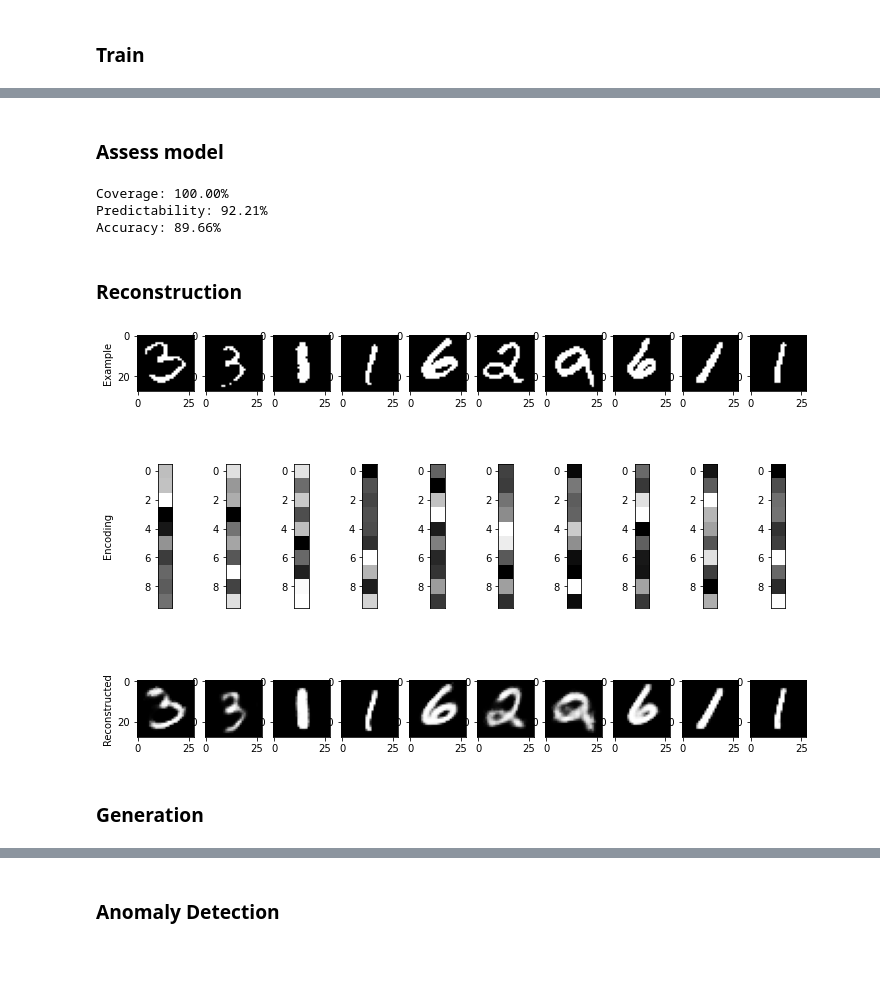
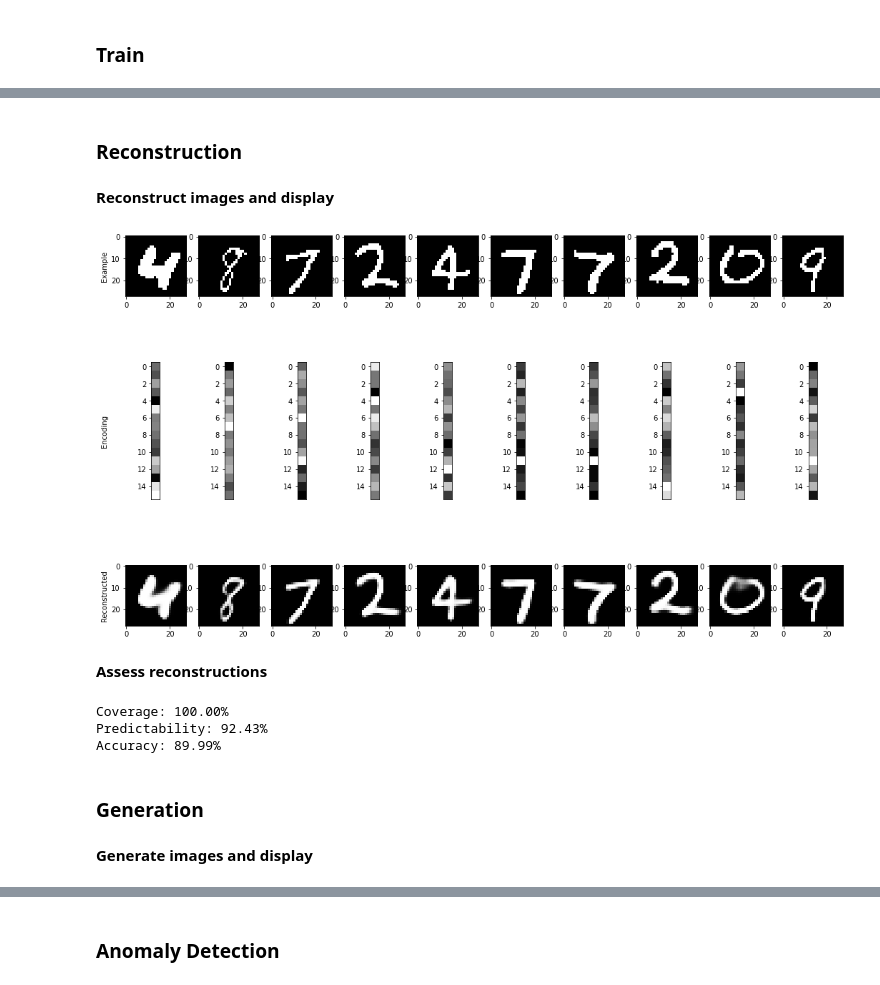
Before and after one commit to fredrvaa/Variational-Autoencoder, a Jupyter notebook: autoencoder.ipynb, the cells around one changed output, grey strips where cells are left out. Saved outputs shown, nothing was run; the diff lists cells and outputs as text; code cells hidden in the pictures; blank space fills up the shorter version.

Commit message:
Finalize autoencoder notebook

```diff
--- a/autoencoder.ipynb
+++ b/autoencoder.ipynb
@@ -13,0 +36,8 @@ from utils.verification_net import VerificationNet
+# %%
+encoding_dim = 16
+epochs = 50
+batch_size = 256
+force_relearn = False
+mono_tolerance = 0.8
+stacked_tolerance = 0.5
+n_generated = 10000
@@ -23,8 +72,7 @@ x_test, y_test = gen.get_full_data_set(training=False)
 ### Train
 # %%
 # Train autoencoder
-encoding_dim = 10
-autoencoder = Autoencoder(encoding_dim)
+autoencoder = Autoencoder(encoding_dim, x_train.shape[1:3])
 autoencoder.summary()
-autoencoder.train(x_train, epochs=50, batch_size=256, force_relearn=False)
+autoencoder.train(x_train, epochs=epochs, batch_size=batch_size, force_relearn=force_relearn)
 # %% [output]
@@ -55,40 +97,41 @@ True
-# %% [markdown]
-### Assess model
-# %%
-# Check coverage, predictability, and accuracy
-x_pred = autoencoder(x_test)
-cov = net.check_class_coverage(data=x_pred, tolerance=.8)
-pred, acc = net.check_predictability(data=x_pred, correct_labels=y_test)
-print(f"Coverage: {100*cov:.2f}%")
-print(f"Predictability: {100*pred:.2f}%")
-print(f"Accuracy: {100 * acc:.2f}%")
-# %% [output]
-Coverage: 100.00%
-Predictability: 92.21%
-Accuracy: 89.66%
 # %% [markdown]
 ### Reconstruction
+# %% [markdown]
+**Reconstruct images and display**
+# %%
+encoded = autoencoder.encode(x_test)
+reconstructed = autoencoder(x_test)
 # %%
-# Visualize reconstructions
-n_examples = 10
-
-idx = np.random.choice(x_test.shape[0], n_examples, replace=False)
-examples = x_test[idx]
-encoded = autoencoder.encode(examples)
-reconstructed = autoencoder(examples)
-
-fig, ax = plt.subplots(3, n_examples, figsize=(12, 9))
-for n in range(n_examples):
-    ax[0][n].imshow(examples[n], cmap='gray')
-    ax[1][n].imshow(encoded[n].reshape((encoding_dim, 1)), cmap='gray')
-    ax[1][n].set_xticks([])
-    ax[2][n].imshow(reconstructed[n], cmap='gray')
+# Display some reconstructions
+n_display = 10
+idx = np.random.choice(x_test.shape[0], n_display, replace=False)
+fig, ax = plt.subplots(3, n_display, figsize=(18, 12))
+for i, n in enumerate(idx):
+    ax[0][i].imshow(x_test[n], cmap='gray')
+    ax[1][i].imshow(encoded[n], cmap='gray')
+    ax[1][i].set_xticks([])
+    ax[2][i].imshow(reconstructed[n], cmap='gray')
 ax[0][0].set_ylabel('Example')
 ax[1][0].set_ylabel('Encoding')
 ax[2][0].set_ylabel('Reconstructed')
 fig.align_ylabels()
 plt.show()
 # %% [output]
-[figure, old version]
+[figure, new version]
+# %% [markdown]
+**Assess reconstructions**
+# %%
+# Check coverage, predictability, and accuracy
+cov = net.check_class_coverage(data=reconstructed, tolerance=mono_tolerance)
+pred, acc = net.check_predictability(data=reconstructed, correct_labels=y_test, tolerance=mono_tolerance)
+print(f"Coverage: {100*cov:.2f}%")
+print(f"Predictability: {100*pred:.2f}%")
+print(f"Accuracy: {100 * acc:.2f}%")
+# %% [output]
+Coverage: 100.00%
+Predictability: 92.43%
+Accuracy: 89.99%
 # %% [markdown]
 ### Generation
+# %% [markdown]
+**Generate images and display**
```
Also changed, not shown: parts of 35 cells of this notebook, 2 other files.
